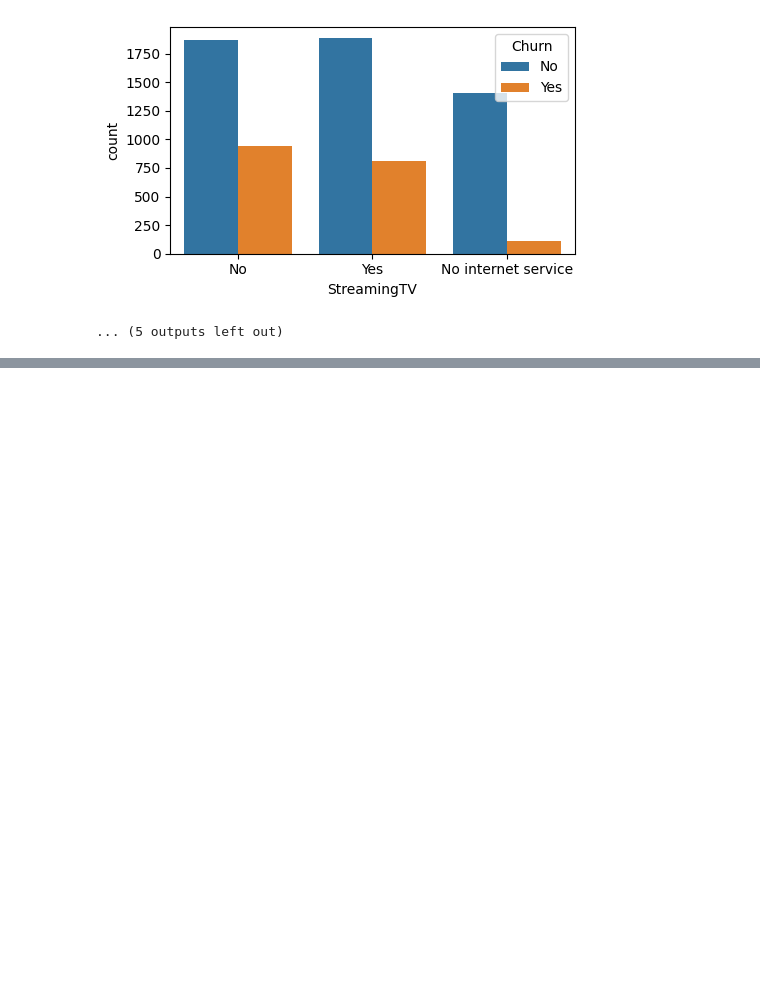
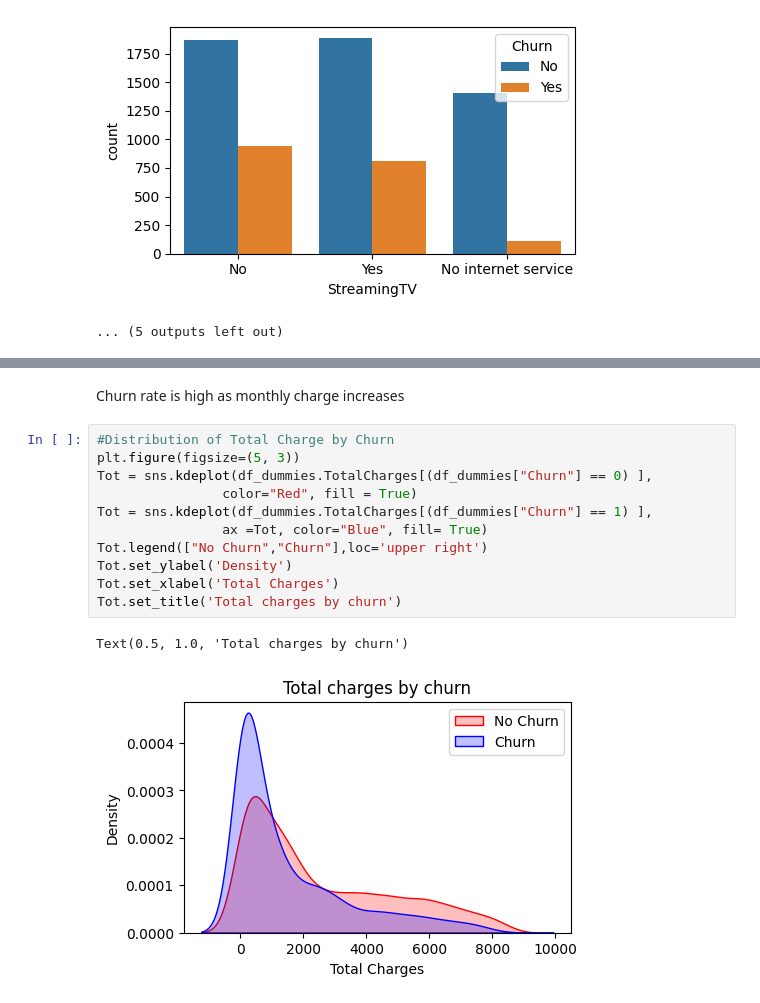
Before and after one commit to Allen-Ngbede/Telco_Customer_Churn_Prediction, a Jupyter notebook: EDA_telco_churn.ipynb, the cells around one changed output, grey strips where cells are left out. Cells and saved outputs as stored; diff of their text form; blank space fills up the shorter version.

```diff
--- a/EDA_telco_churn.ipynb
+++ b/EDA_telco_churn.ipynb
@@ -247,0 +317,16 @@ for i, predictor in enumerate(df.drop(columns=['Churn', 'TotalCharges', 'Monthly
+# %% [markdown]
+Churn rate is high as monthly charge increases
+# %%
+#Distribution of Total Charge by Churn
+plt.figure(figsize=(5, 3))
+Tot = sns.kdeplot(df_dummies.TotalCharges[(df_dummies["Churn"] == 0) ],
+                color="Red", fill = True)
+Tot = sns.kdeplot(df_dummies.TotalCharges[(df_dummies["Churn"] == 1) ],
+                ax =Tot, color="Blue", fill= True)
+Tot.legend(["No Churn","Churn"],loc='upper right')
+Tot.set_ylabel('Density')
+Tot.set_xlabel('Total Charges')
+Tot.set_title('Total charges by churn')
+# %% [output]
+Text(0.5, 1.0, 'Total charges by churn')
+[figure, added]
```
Also changed, not shown: parts of 13 cells of this notebook.
